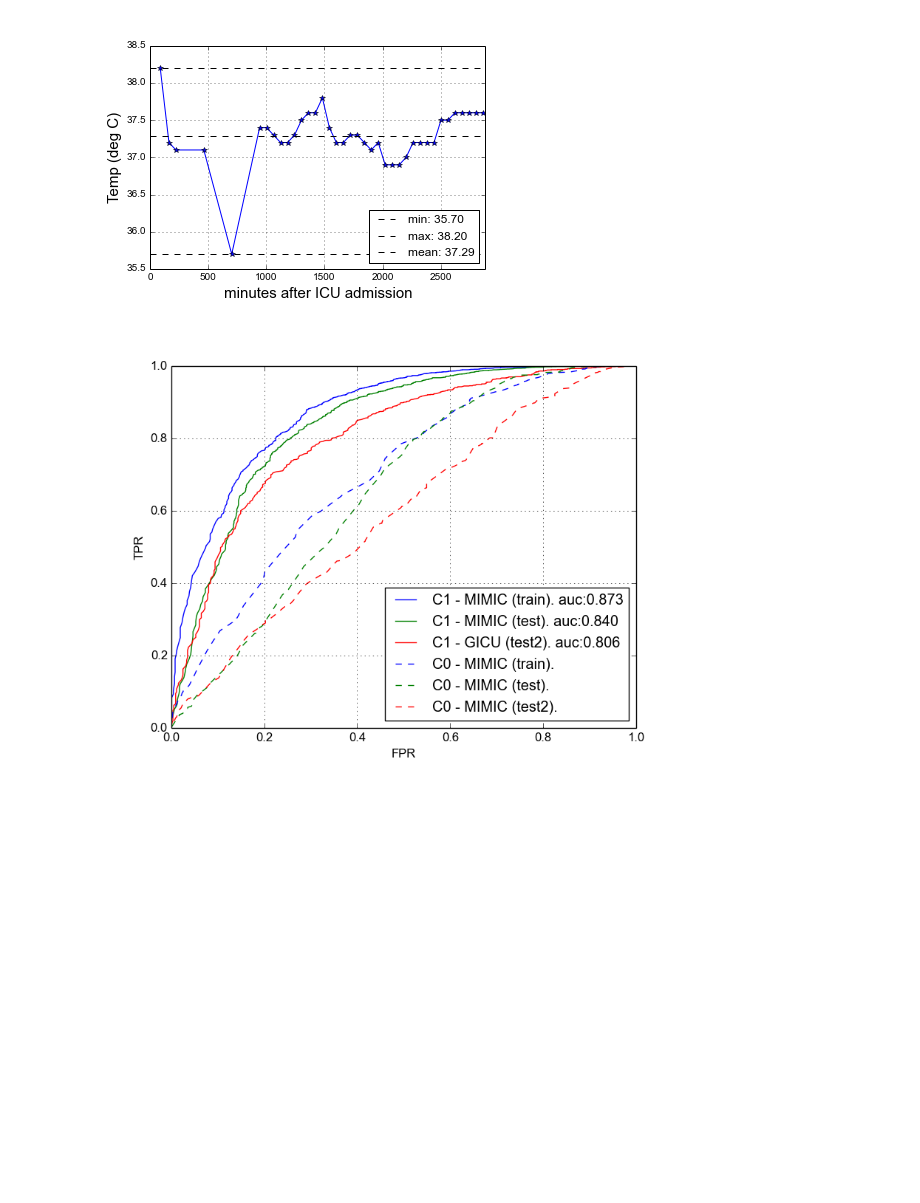
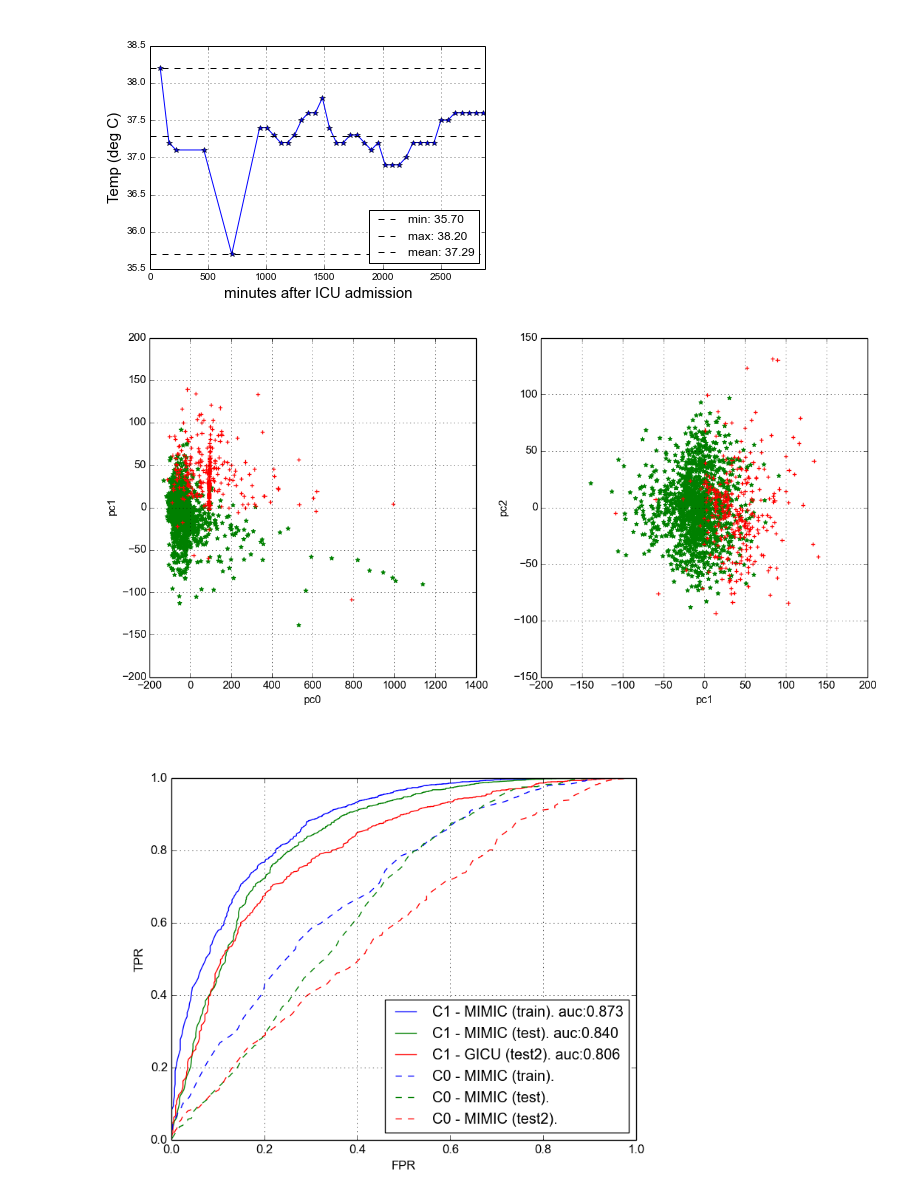
Before and after one commit to cm1788/reveal_presi_BIRCH, a Jupyter notebook: BIRCH.ipynb, the cells around one changed output. Drawn from its saved outputs; the diff is of its cells as text; code cells hidden in the pictures; blank space fills up the shorter version.

Commit message:
Added PCA figure. Need to re-order narrative.

```diff
--- a/BIRCH.ipynb
+++ b/BIRCH.ipynb
@@ -170,6 +170,11 @@ x = Image('figures/basic_feat_extract.png') #, width=500)
 display(x)
 # %% [output]
 [figure]
+# %%
+x = Image('figures/pc_123_2projections_survivors_only.png', width=800)
+display(x)
+# %% [output]
+[figure, added]
 # %%
 x = Image('figures/roc_12_hour_boostr_fillna_default_notequalclasses.png', width=600)
 display(x)
```
Also changed, not shown: parts of 1 cell of this notebook, 1 other file.
